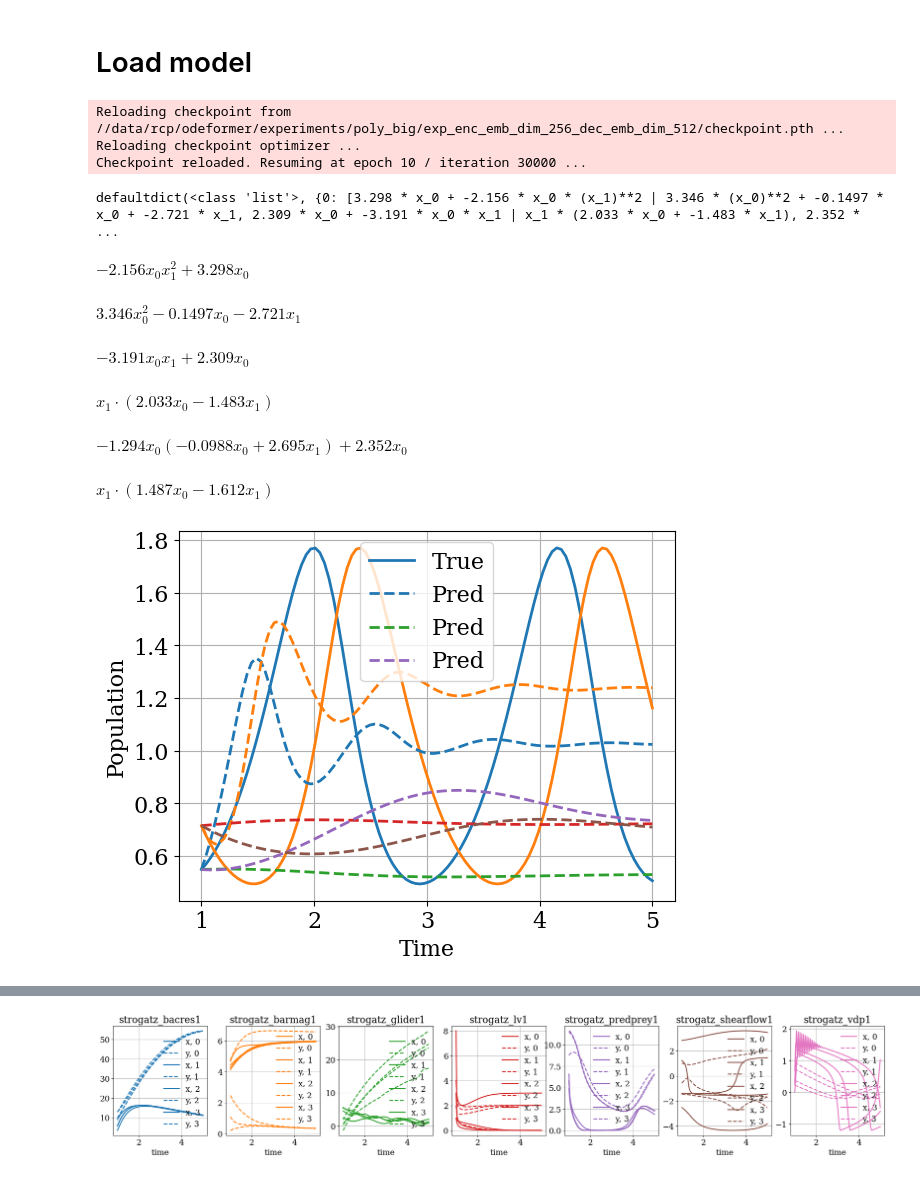
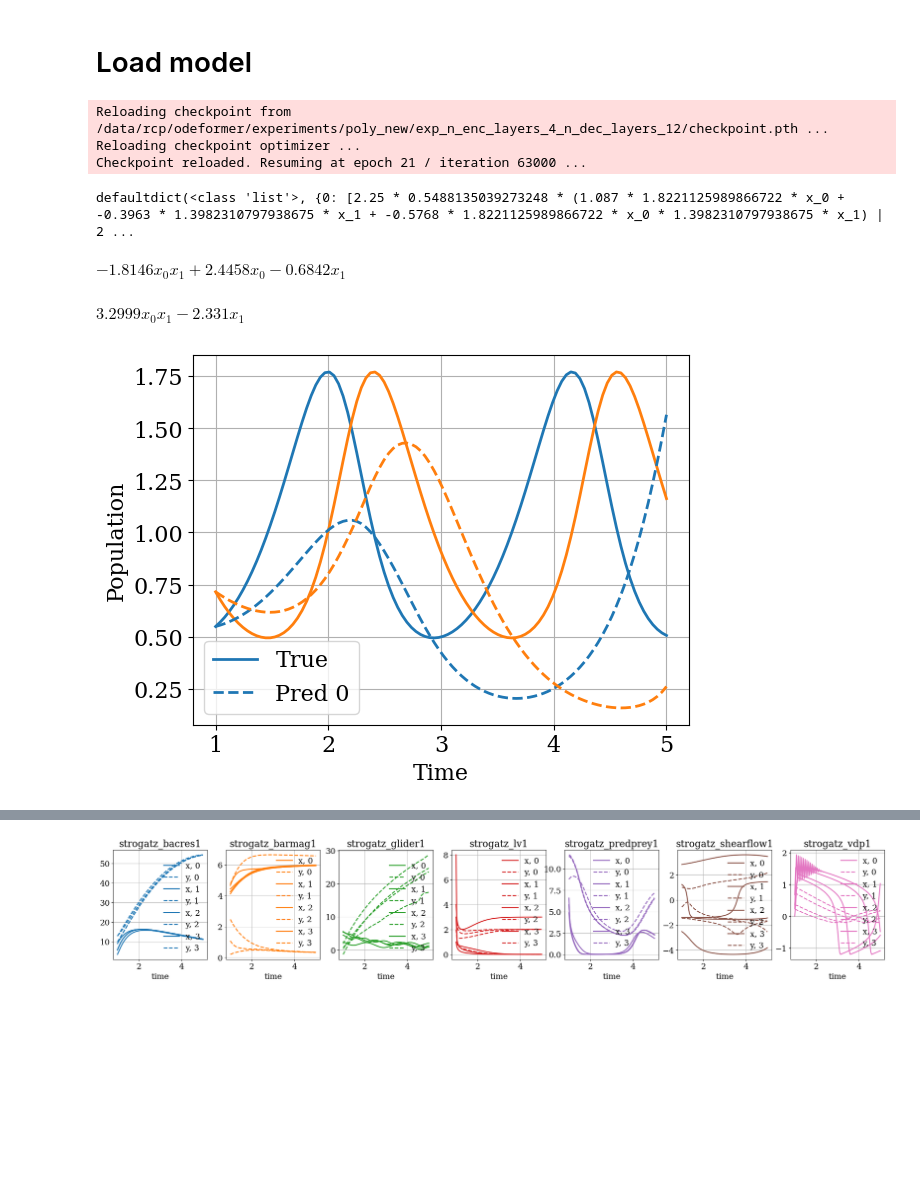
Before and after one commit to sdascoli/odeformer, a Jupyter notebook: tests.ipynb, the cells around one changed output, grey strips where cells are left out. Drawn from its saved outputs; the diff is of its cells as text; code cells hidden in the pictures; blank space fills up the shorter version.

```diff
--- a/tests.ipynb
+++ b/tests.ipynb
@@ -48,8 +48,9 @@ paths = [
     #"sympy"
     #"mlm"
     #"scale"
-    "poly_big"
+    #"poly_big"
     #"bounded"
+    "poly_new"
        ]
 
 
@@ -263,7 +263,7 @@ for i, (_, sample) in enumerate(df.iterrows()):
 # %% [markdown]
 # Load model
 # %%
-run = runs[1]
+run = runs[0]
 args = run['args']
 extra_args = {
     'reload_checkpoint':run['args'].dump_path.replace('/sb_u0621_liac_scratch','/data/rcp'),
@@ -273,16 +273,16 @@ extra_args = {
 with stdout_redirected():
     dstr = load_run(run, extra_args=extra_args)
 # %% [output]
-Reloading checkpoint from //data/rcp/odeformer/experiments/poly_big/exp_enc_emb_dim_256_dec_emb_dim_512/checkpoint.pth ...
+Reloading checkpoint from /data/rcp/odeformer/experiments/poly_new/exp_n_enc_layers_4_n_dec_layers_12/checkpoint.pth ...
 Reloading checkpoint optimizer ...
-Checkpoint reloaded. Resuming at epoch 10 / iteration 30000 ...
+Checkpoint reloaded. Resuming at epoch 21 / iteration 63000 ...
 # %%
-dstr.rescale=False
+dstr.rescale=True
 dstr.average_trajectories=False
 
 dstr.model.beam_type = 'sampling'
 dstr.model.beam_size = 3
-dstr.model.beam_temperature = .5
+dstr.model.beam_temperature = .1
 # %%
 a = 3 # growth rate of rabbits
 b = 3 # death rate of rabbits
@@ -301,41 +301,37 @@ def lotka_volterra(X, t):
 times, trajectories = [],[]
 np.random.seed(0)
 for _ in range(1):
     time = np.linspace(1,5,100)     # time
     y0 = np.random.uniform(0,1,size=(2,)) # initial conditions
     #y0 = [20,20]
     trajectory = integrate.odeint(lotka_volterra, y0, time)
     times.append(time)
     trajectories.append(trajectory)
 
 plt.figure()
 plt.plot(time, trajectories[0][:,0], color='C0', label='True')
 plt.plot(time, trajectories[0][:,1], color='C1')
 
 
 candidates = dstr.fit(times, trajectories, sort_metric='r2_zero')
 print(candidates)
-for tree in candidates[0][:]:
+for i, tree in enumerate(candidates[0][:1]):
     sympy_trees = env.simplifier.tree_to_sympy_expr(tree)
     for sympy_tree in sympy_trees:
         display(sympy_tree)
     pred_trajectory = integrate_ode(trajectories[0][0], time, tree, "solve_ivp", debug=True)
     try:
-        plt.plot(time, pred_trajectory[:,0], ls='--', label='Pred')
+        plt.plot(time, pred_trajectory[:,0], ls='--', label=f'Pred {i}')
         plt.plot(time, pred_trajectory[:,1], ls='--')
     except:
         print(traceback.format_exc())
 plt.xlabel('Time')
 plt.ylabel('Population')
 plt.legend()
 plt.show()
 # %% [output]
-defaultdict(<class 'list'>, {0: [3.298 * x_0 + -2.156 * x_0 * (x_1)**2 | 3.346 * (x_0)**2 + -0.1497 * x_0 + -2.721 * x_1, 2.309 * x_0 + -3.191 * x_0 * x_1 | x_1 * (2.033 * x_0 + -1.483 * x_1), 2.352 * ...
+defaultdict(<class 'list'>, {0: [2.25 * 0.5488135039273248 * (1.087 * 1.8221125989866722 * x_0 + -0.3963 * 1.3982310797938675 * x_1 + -0.5768 * 1.8221125989866722 * x_0 * 1.3982310797938675 * x_1) | 2 ...
-$\displaystyle - 2.156 x_{0} x_{1}^{2} + 3.298 x_{0}$
+$\displaystyle - 1.8146 x_{0} x_{1} + 2.4458 x_{0} - 0.6842 x_{1}$
-$\displaystyle 3.346 x_{0}^{2} - 0.1497 x_{0} - 2.721 x_{1}$
+$\displaystyle 3.2999 x_{0} x_{1} - 2.331 x_{1}$
-$\displaystyle - 3.191 x_{0} x_{1} + 2.309 x_{0}$
-$\displaystyle x_{1} \cdot \left(2.033 x_{0} - 1.483 x_{1}\right)$
-$\displaystyle - 1.294 x_{0} \left(- 0.0988 x_{0} + 2.695 x_{1}\right) + 2.352 x_{0}$
-$\displaystyle x_{1} \cdot \left(1.487 x_{0} - 1.612 x_{1}\right)$
-[figure, old version]
+[figure, new version]
 # %%
```
Also changed, not shown: parts of 8 cells of this notebook, 6 other files.
